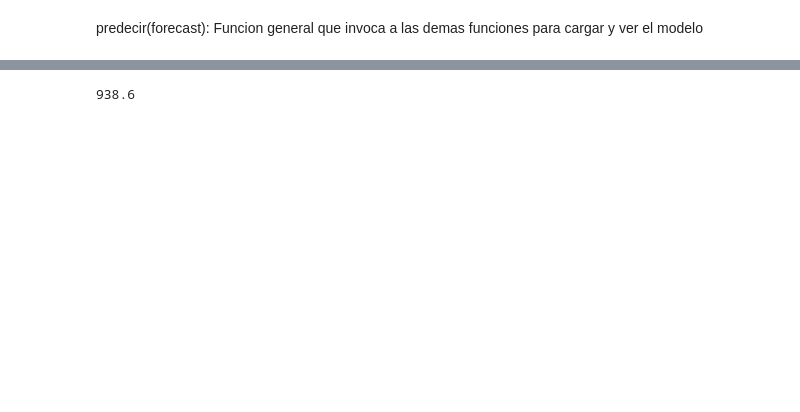
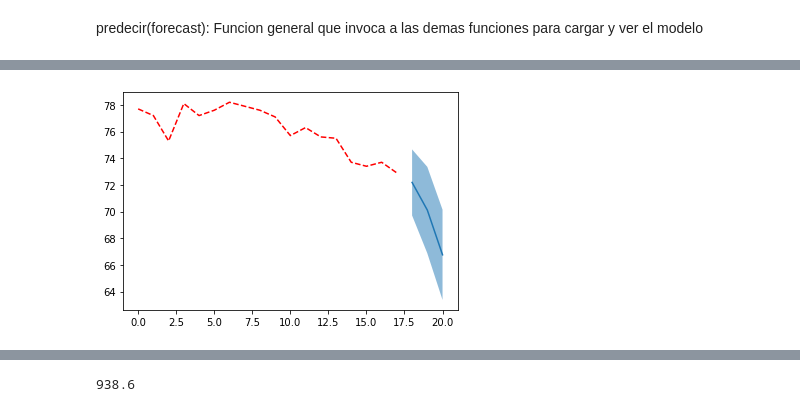
Before and after one commit to Miguel-Antonm/deploy_DL_space_weather_forecast, a Jupyter notebook: nbs/02_load_model.ipynb, the cells around one changed output, grey strips where cells are left out. Drawn from its saved outputs; the diff is of its cells as text; code cells hidden in the pictures; blank space fills up the shorter version.

```diff
--- a/nbs/02_load_model.ipynb
+++ b/nbs/02_load_model.ipynb
@@ -219,0 +266,6 @@ plt.show()"""
+# %%
+#hide
+#Funcion con horizon y valor aleatorio de normalize = 122
+showmodel(3,122)
+# %% [output]
+[figure, added]
```
Also changed, not shown: parts of 28 cells of this notebook, 12 other files.
